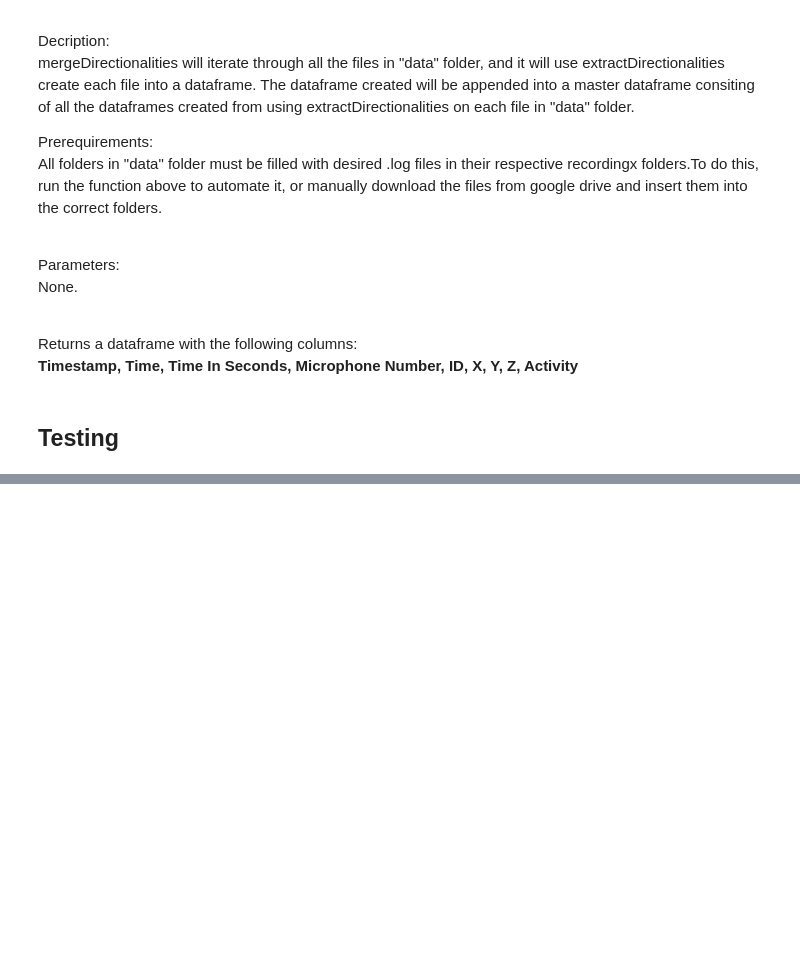
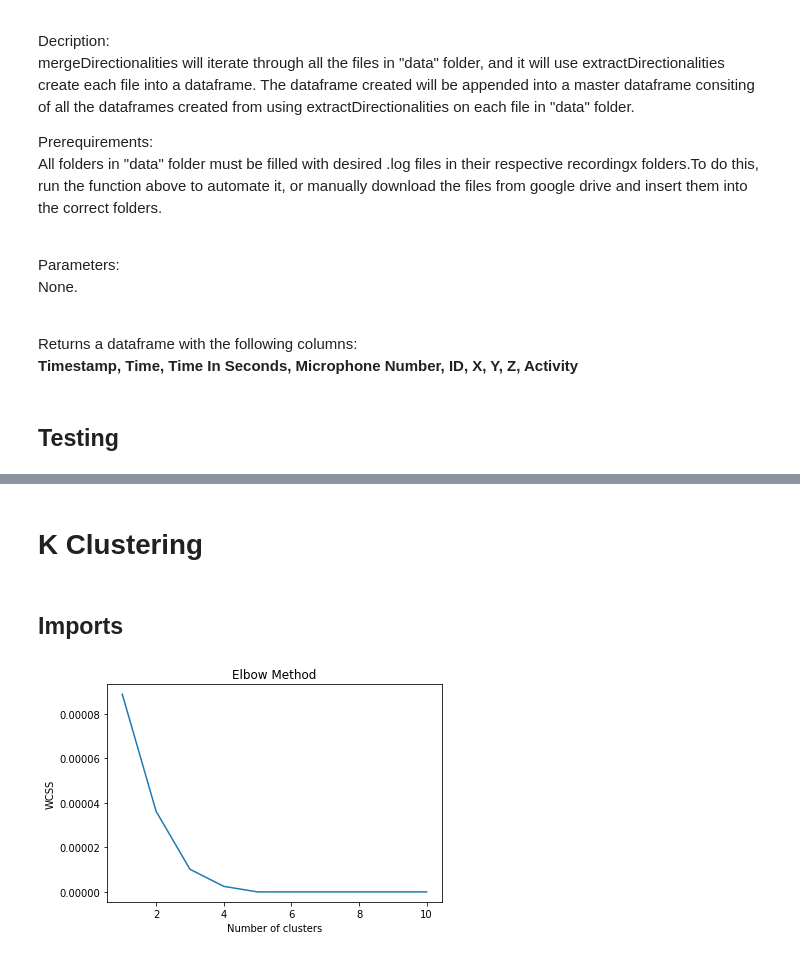
Before and after one commit to yihanhu97/SoundMapping-ODAS, a Jupyter notebook: postprocessing/extractDirectionality.ipynb, the cells around one changed output, grey strips where cells are left out. Cells and saved outputs as stored; diff of their text form; code cells hidden in the pictures; blank space fills up the shorter version.

```diff
--- a/postprocessing/extractDirectionality.ipynb
+++ b/postprocessing/extractDirectionality.ipynb
@@ -156,3 +154,7 @@ To retain the current behavior and silence the warning, pass 'sort=True'.
 | 0 | 0.994 | 0 | 2 | Monday, September 09, 2019 02:55:05 | 1.568066e+09 | 313.0 | 0.701 | -0.561 | ... |
 | 0 | 0.999 | 1 | 2 | Monday, September 09, 2019 02:55:05 | 1.568066e+09 | 314.0 | -0.358 | -0.855 | ... |
 | 0 | 0.999 | 0 | 2 | Monday, September 09, 2019 02:55:05 | 1.568066e+09 | 314.0 | 0.701 | -0.561 | ... |
+# %% [markdown]
+# K Clustering
+# %% [markdown]
+## Imports
@@ -158,0 +166,17 @@ To retain the current behavior and silence the warning, pass 'sort=True'.
+# %%
+data = extractDirectionalities("/Users/ardelalegre/CSE4223-ODAS/data/recordings0/cSSt_2019-09-09_14_55_03.log", 0)
+
+X = data[['X', 'Y', 'Z']].values
+# %%
+wcss = []
+for i in range(1, 11):
+    kmeans = KMeans(n_clusters=i, init='k-means++', max_iter=300, n_init=10, random_state=0)
+    kmeans.fit(X)
+    wcss.append(kmeans.inertia_)
+plt.plot(range(1, 11), wcss)
+plt.title('Elbow Method')
+plt.xlabel('Number of clusters')
+plt.ylabel('WCSS')
+plt.show()
+# %% [output]
+[figure, added]
```
Also changed, not shown: parts of 11 cells of this notebook, 7 other files.
